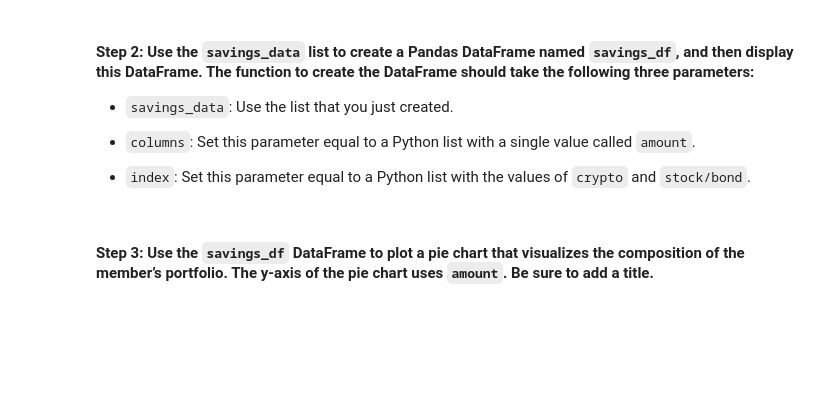
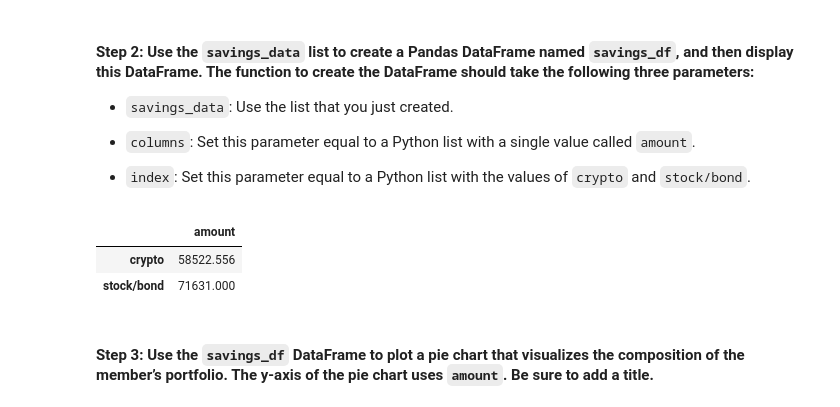
Before and after one commit to ForrestSurles/Retirement_Portfolio_Planner, a Jupyter notebook: financial_planning_tools.ipynb, the cells around one changed output. Cells and saved outputs as stored; diff of their text form; code cells hidden in the pictures; blank space fills up the shorter version.

Commit message:
Create DataFrame to hold portfolio totals

```diff
--- a/financial_planning_tools.ipynb
+++ b/financial_planning_tools.ipynb
@@ -352,10 +352,18 @@ savings_data
 - `index`: Set this parameter equal to a Python list with the values of `crypto` and `stock/bond`.
 # %%
 # Create a Pandas DataFrame called savings_df
-# YOUR CODE HERE
+savings_df = pd.DataFrame(
+    savings_data,
+    columns = ['amount'],
+    index = ['crypto','stock/bond']
+)
 
 # Display the savings_df DataFrame
-# YOUR CODE HERE
+savings_df
+# %% [output]
+|  | amount |
+| crypto | 58522.556 |
+| stock/bond | 71631.000 |
 # %% [markdown]
 #### Step 3: Use the `savings_df` DataFrame to plot a pie chart that visualizes the composition of the member’s portfolio. The y-axis of the pie chart uses `amount`. Be sure to add a title.
 # %%
```
